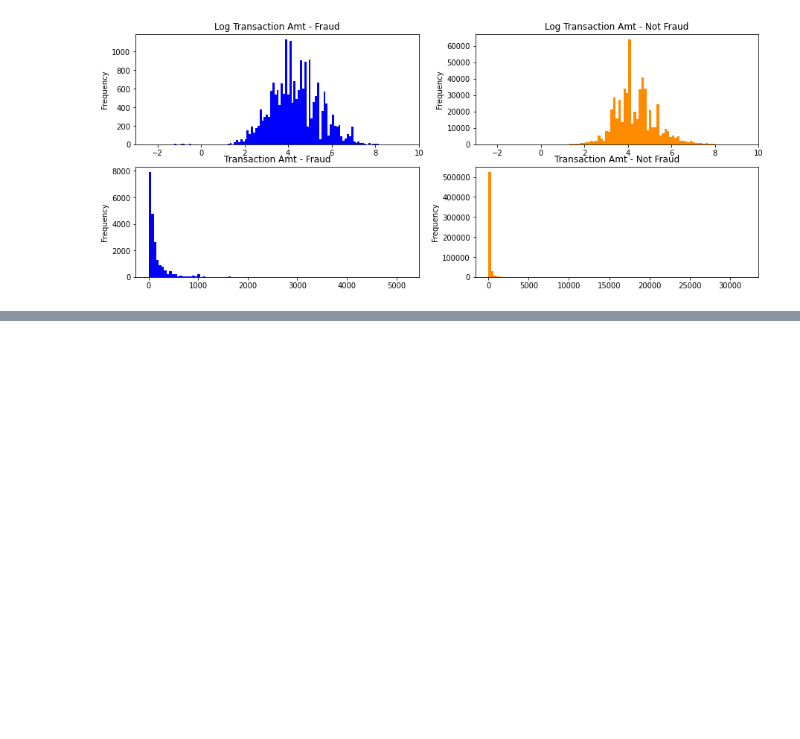
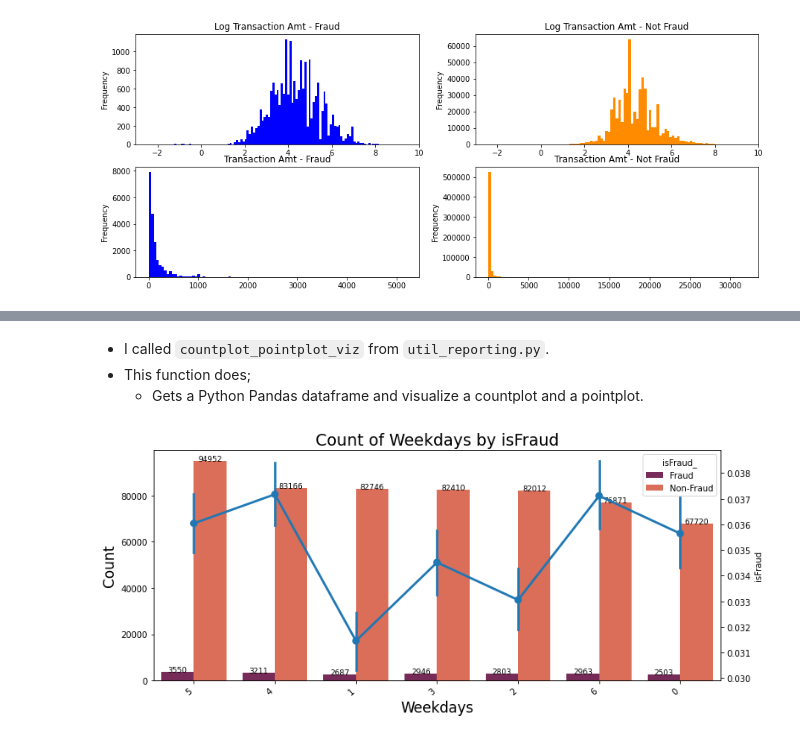
Before and after one commit to ElifKarakutukDinc/IEEE-CIS-Fraud-Detection, a Jupyter notebook: EDA.ipynb, the cells around one changed output, grey strips where cells are left out. Cells and saved outputs as stored; diff of their text form; code cells hidden in the pictures; blank space fills up the shorter version.

```diff
--- a/EDA.ipynb
+++ b/EDA.ipynb
@@ -1107,0 +1126,23 @@ histogram_multiple_viz(
+# %% [markdown]
+* I called `countplot_pointplot_viz` from `util_reporting.py`.
+* This function does;
+    * Gets a Python Pandas dataframe and visualize a countplot and a pointplot.
+# %%
+# For seeing weekdays fraud situations:
+Weekdays = [1, 2, 3, 4, 5, 6, 0]
+filter_list = ["Fraud", "Non-Fraud"]
+countplot_pointplot_viz(
+    train_transaction,
+    filter_list,
+    "Weekdays",
+    "isFraud_",
+    "isFraud",
+    "Weekdays",
+    "Count",
+    "Count of Weekdays by isFraud",
+    fontsize_text=9,
+    palette="rocket",
+    order=Weekdays,
+)
+# %% [output]
+[figure, added]
```
Also changed, not shown: parts of 12 cells of this notebook, 1 other file.
